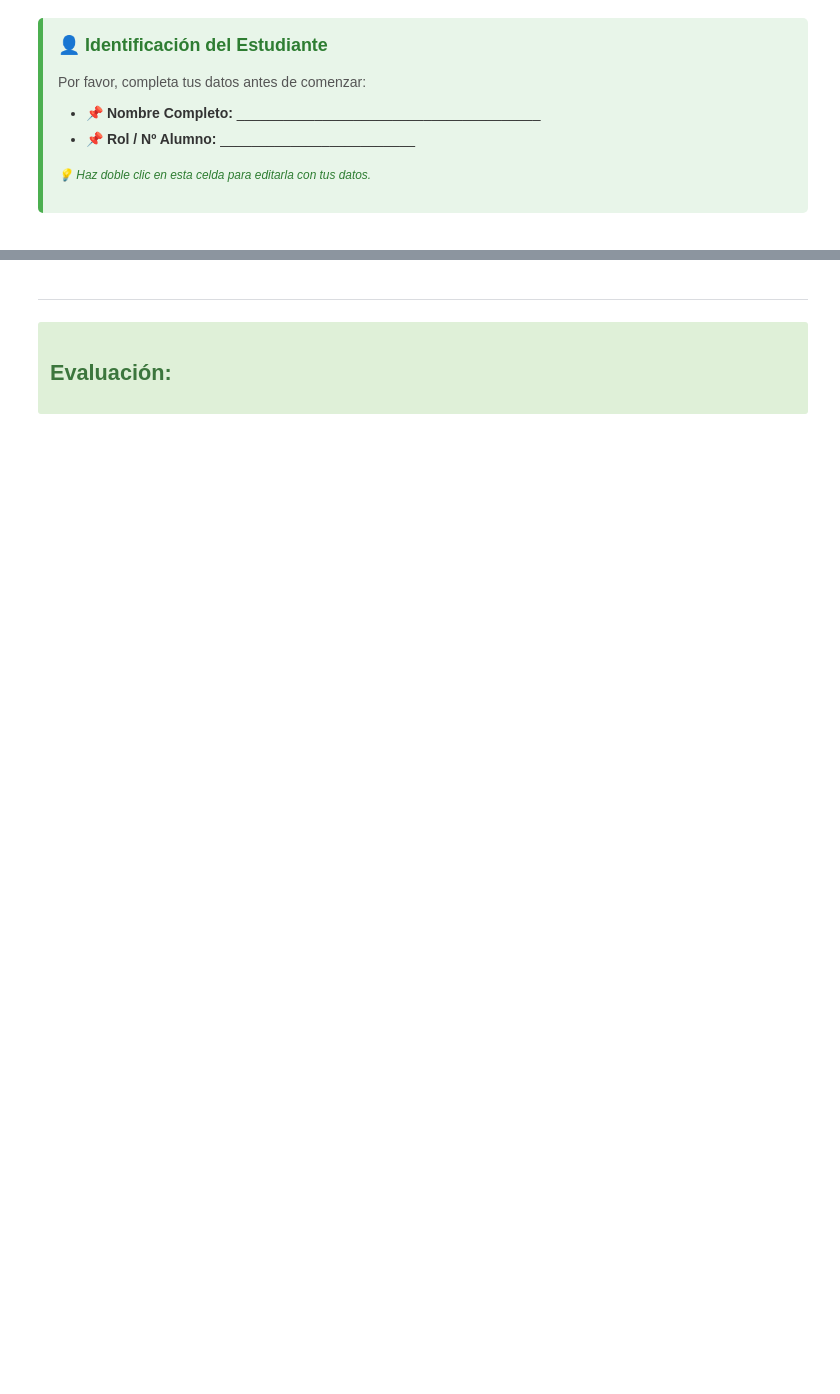
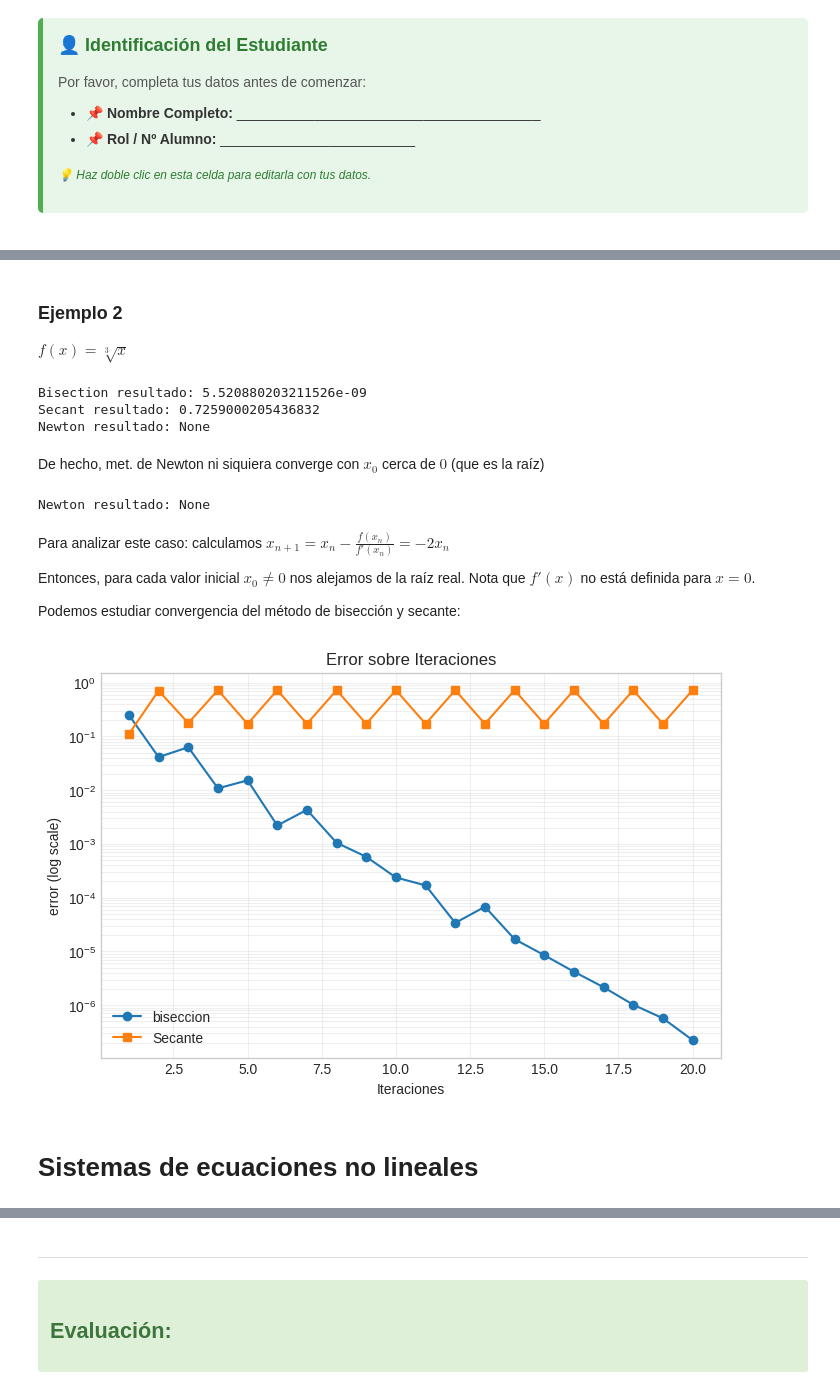
Before and after one commit to ManuelSanchezUribe/MAT2605_UC_labs, a Jupyter notebook: Lab07/lab07.ipynb, the cells around one changed output, grey strips where cells are left out. Cells and saved outputs as stored; diff of their text form; code cells hidden in the pictures; blank space fills up the shorter version.

```diff
--- a/Lab07/lab07.ipynb
+++ b/Lab07/lab07.ipynb
@@ -474,0 +95,14 @@ err aprox. (n=10) =  0.03423993286046505
+# %%
+def secant(f, x0, x1, tol=1e-8, max_iter=100):
+    for i in range(max_iter):
+        fx0 = f(x0)
+        fx1 = f(x1)
+        if abs(fx1 - fx0) < 1e-15: # evitar dividir por "zero"
+            return x1
+
+        x_next = x1 - fx1 * (x1 - x0) / (fx1 - fx0)
+
+        if abs(x_next - x1) < tol:
+            return x_next
+        x0, x1 = x1, x_next
+    return x1
@@ -474,0 +171,58 @@ err aprox. (n=10) =  0.03423993286046505
+# %% [markdown]
+### Ejemplo 2
+$f(x) = \sqrt[3]{x}$
+# %%
+
+
+# funcion: f(x) = x^(1/3)
+f = lambda x: math.copysign(abs(x)**(1/3), x)
+df = lambda x: (1/3) * (abs(x)**(-2/3))
+
+# met. biseccion
+print(f"Bisection resultado: {bisection(f, -0.666, 1)}")
+
+# met. Secante
+print(f"Secant resultado: {secant(f, -0.666, 1)}")
+
+# met. Newton-Rhapson
+print(f"Newton resultado: {newton(f, df, 1)}")
+# %% [output]
+Bisection resultado: 5.520880203211526e-09
+Secant resultado: 0.7259000205436832
+Newton resultado: None
+# %% [markdown]
+De hecho, met. de Newton ni siquiera converge con $x_0$ cerca de $0$ (que es la ra&iacute;z)
+# %%
+print(f"Newton resultado: {newton(f, df, 0.00001)}")
+# %% [output]
+Newton resultado: None
+# %% [markdown]
+Para analizar este caso: calculamos $x_{n+1} = x_n - \frac{f(x_n)}{f'(x_n)} = -2x_n$
+
+Entonces, para cada valor inicial $x_0\neq 0$ nos alejamos de la ra&iacute;z real.
+Nota que $f'(x)$ no est&aacute; definida para $x=0$.
+
+Podemos estudiar convergencia del m&eacute;todo de bisecci&oacute;n y secante:
+# %%
+f = lambda x: math.copysign(abs(x)**(1/3), x)
+root_true = 0
+
+iterations = range(1, 21)
+err_bisect = [abs(bisection(f, -0.666, 1, max_iter=i) - root_true) for i in iterations]
+err_secant = [abs(secant(f, -0.666, 1, max_iter=i) - root_true) for i in iterations]
+
+# --- PLOT ---
+plt.figure(figsize=(8, 5))
+plt.semilogy(iterations, err_bisect, 'o-', label='biseccion')
+plt.semilogy(iterations, err_secant, 's-', label='Secante')
+
+plt.title('Error sobre Iteraciones')
+plt.xlabel('Iteraciones')
+plt.ylabel('error (log scale)')
+plt.grid(True, which="both", ls="-", alpha=0.3)
+plt.legend()
+plt.show()
+# %% [output]
+[figure, added]
+# %% [markdown]
+# Sistemas de ecuaciones no lineales
```
Also changed, not shown: parts of 53 cells of this notebook, 2 other files.
